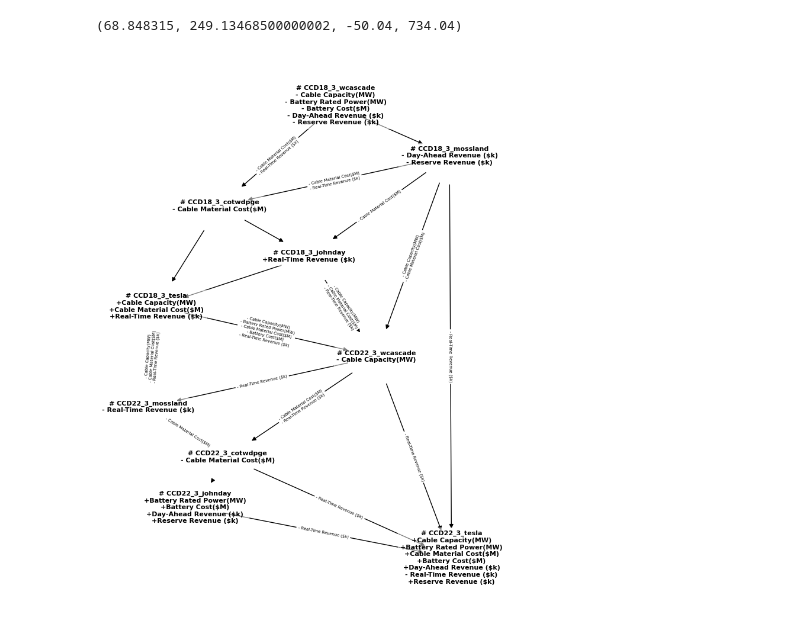
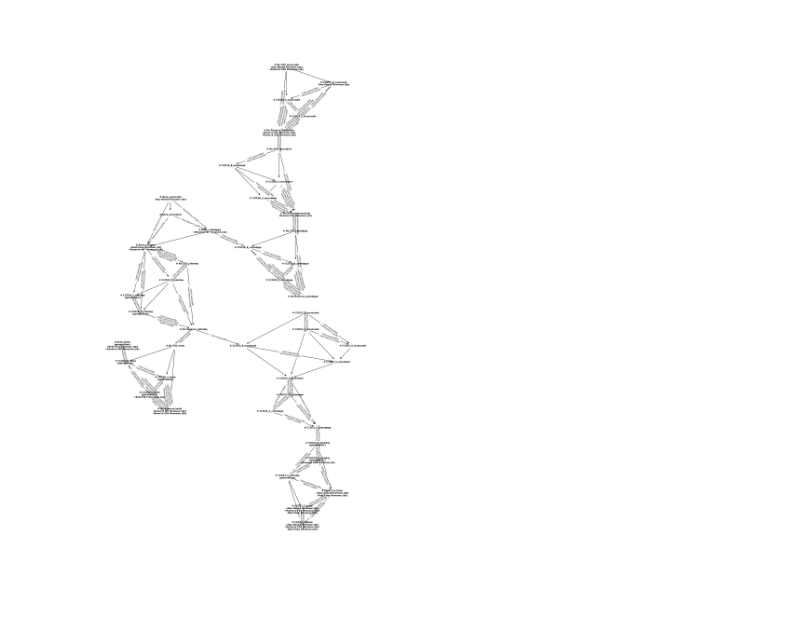
Before and after one commit to pnnl/pyMOODS, a Jupyter notebook: notebooks/MOCODO.ipynb, the cells around one changed output. Cells and saved outputs as stored; diff of their text form; code cells hidden in the pictures.

Commit message:
Added direct tradeoff lattice class and updated notebook.

```diff
--- a/notebooks/MOCODO.ipynb
+++ b/notebooks/MOCODO.ipynb
@@ -52,21 +47,32 @@ sns.clustermap(coef.T, cmap='coolwarm', vmin=-vmax, vmax=vmax, figsize=(5, 4))
-# %%
-reload(tl)
-
-plt.figure(figsize=(8, 12))
-G, coef = tl.get_tradeoff_lattice_direct(df_design, xy)
-tl.draw_tradeoff_lattice(
-    G,
-    coef=coef,
-    by='Reserve Revenue ($k)',
-    node_size=5000,
-    edge_labels_kwargs=dict(font_size=5),
-    node_labels_kwargs=dict(fontsize=8, fontweight='bold')
-)
-
-plt.axis('off')
-# %% [output]
-(68.848315, 249.13468500000002, -50.04, 734.04)
-[figure, removed]
+# %%
+import tradeoff_lattice as tl; reload(tl)
+
+ovars = [
+    s
+    for s in df_design.columns
+    if 'Revenue' in s
+]
+
+dvars = set(df_design.columns).difference(ovars)
+
+self = tl.DirectTradeoffLattice(
+    df_design, ovars, dvars,
+    ascending=False,
+    n_generalizers=9,
+    n_specializers=3
+)
+
+plt.figure(figsize=(18, 36))
+plt.axis('off')
+
+self.draw(
+    by=ovars[0],
+    with_edge_labels=self.dvars,
+    edge_labels_kwargs=dict(font_size=6),
+    node_labels_kwargs=dict(fontsize=8, fontweight='bold')
+)
+# %% [output]
+[figure, added]
 # %%
 df_control = pd.read_csv(os.path.join(path, 'control_data.csv'))\
     .set_index(['config', 'sim', 'time'])
```
Also changed, not shown: parts of 10 cells of this notebook, 1 other file.
